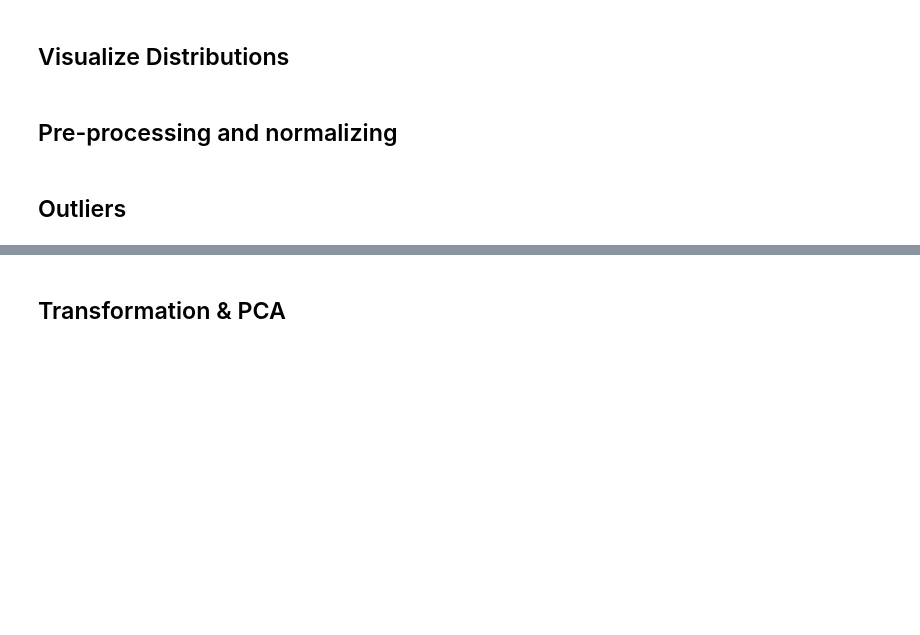
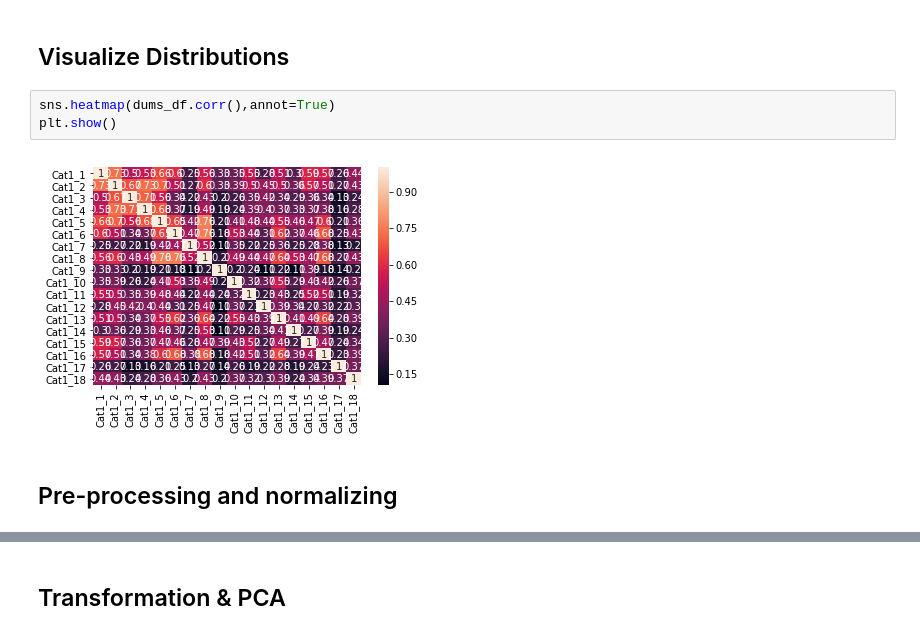
Before and after one commit to cjherman6/black_friday, a Jupyter notebook: clustering_black_friday.ipynb, the cells around one changed output, grey strips where cells are left out. Drawn from its saved outputs; the diff is of its cells as text; blank space fills up the shorter version.

```diff
--- a/clustering_black_friday.ipynb
+++ b/clustering_black_friday.ipynb
@@ -238,6 +284,9 @@ dums_df.loc[]
 # %% [markdown]
 ## Visualize Distributions
+# %%
+sns.heatmap(dums_df.corr(),annot=True)
+plt.show()
+# %% [output]
+[figure, added]
 # %% [markdown]
 ## Pre-processing and normalizing
-# %% [markdown]
-## Outliers
```
Also changed, not shown: parts of 29 cells of this notebook.
